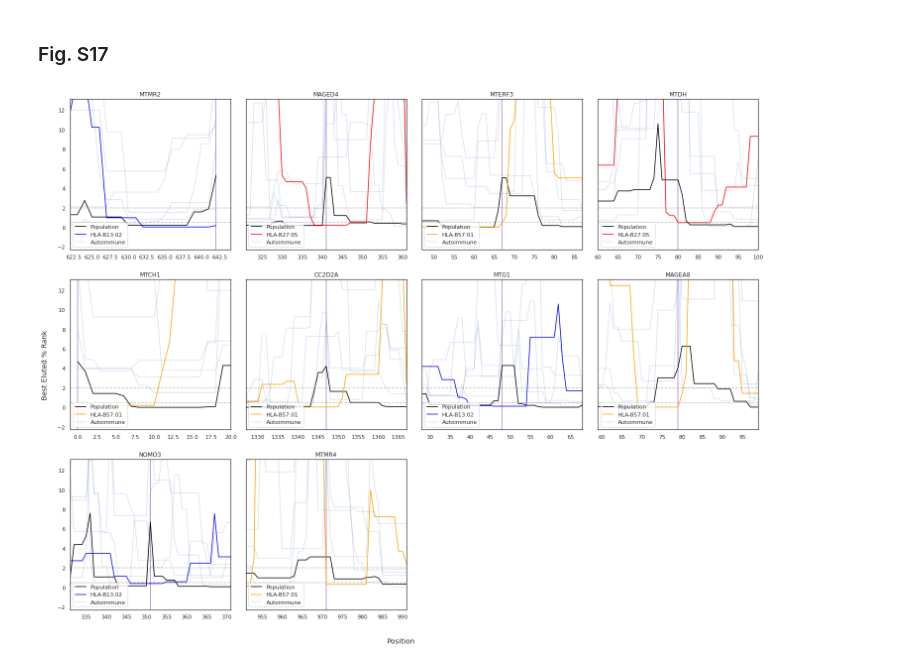
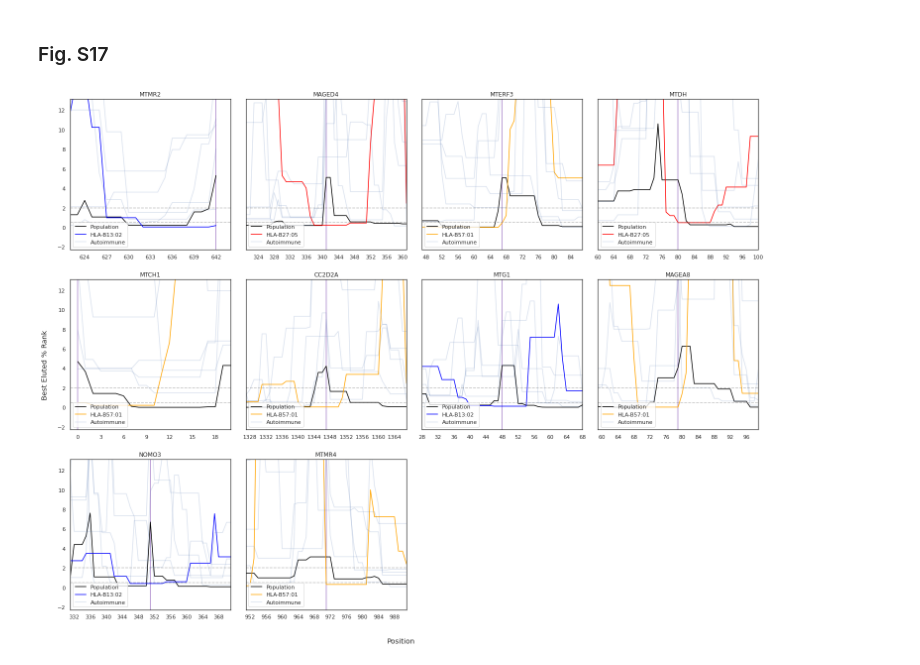
Before and after one commit to cartercompbio/MelMHC, a Jupyter notebook: DataAnalysis/S2_S17.ipynb, the cells around one changed output. Saved outputs shown, nothing was run; the diff lists cells and outputs as text; code cells hidden in the pictures.

Commit message:
Make S17 x ticks integers.

```diff
--- a/DataAnalysis/S2_S17.ipynb
+++ b/DataAnalysis/S2_S17.ipynb
@@ -453,16 +455,18 @@ plot_ai_vs_pop(
 # %%
 data = B_diffs[~B_diffs['hgnc'].isin(to_keep)]
 sns.set_theme()
 sns.set_style('white')
 plot_ai_vs_pop(
     bp,
     data['hgnc'].tolist(),
     kind='bestrank',
     how={'ai': 'each', 'pop': 'all'},
     hla_type='B',
     xlims=data.loc[:, ['xlow', 'xhigh', 'Pos']],
     max_ncols=4,
 )
+for ax in plt.gcf().axes:
+    ax.xaxis.set_major_locator(MaxNLocator(integer=True))
 plt.savefig(wdir.parent / 'Figures' / 'Supplementary' / 'FigS17' / 'SupplementaryFig17.pdf', dpi=300)
 # %% [output]
-[figure, old version]
+[figure, new version]
```
Also changed, not shown: parts of 1 cell of this notebook, 1 other file.
